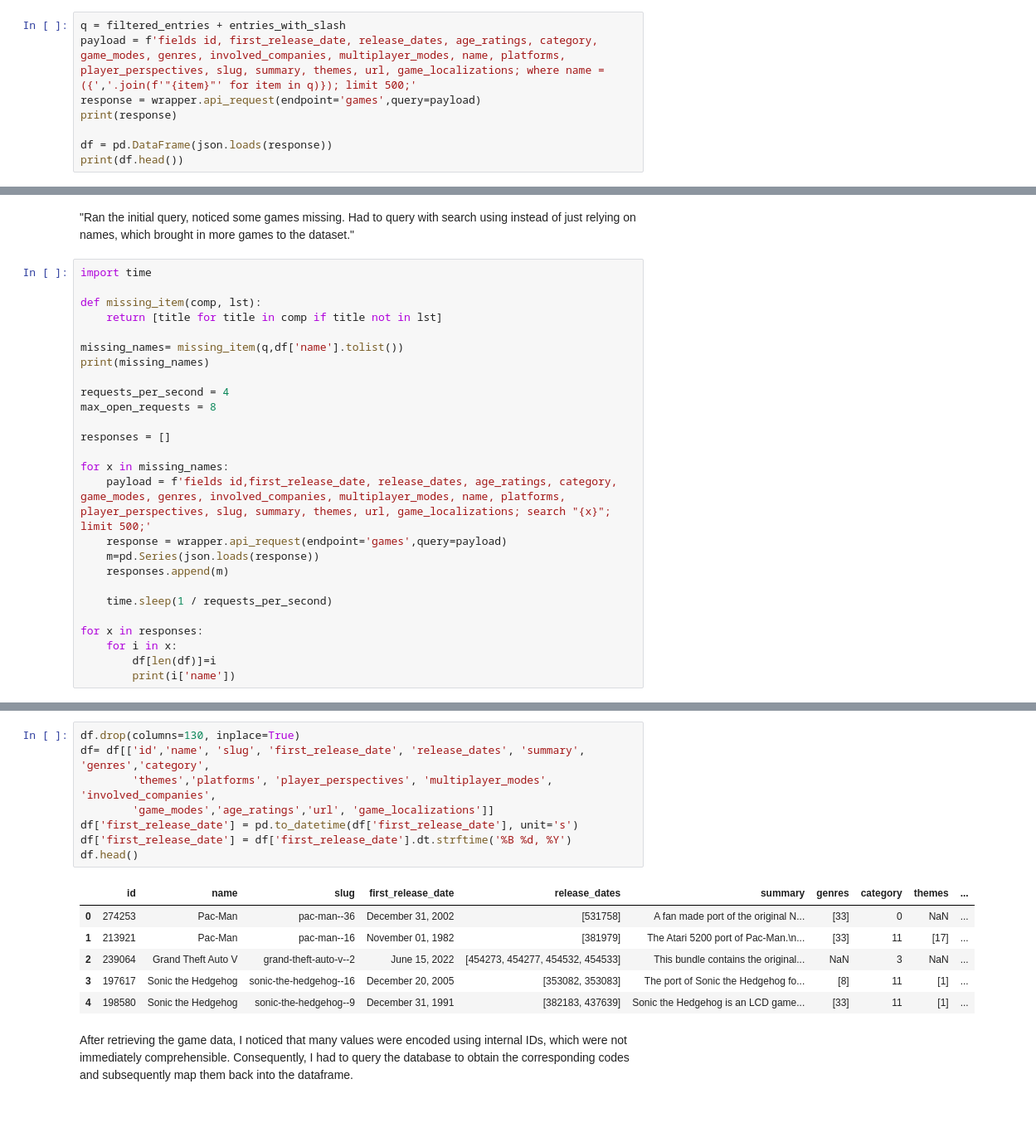
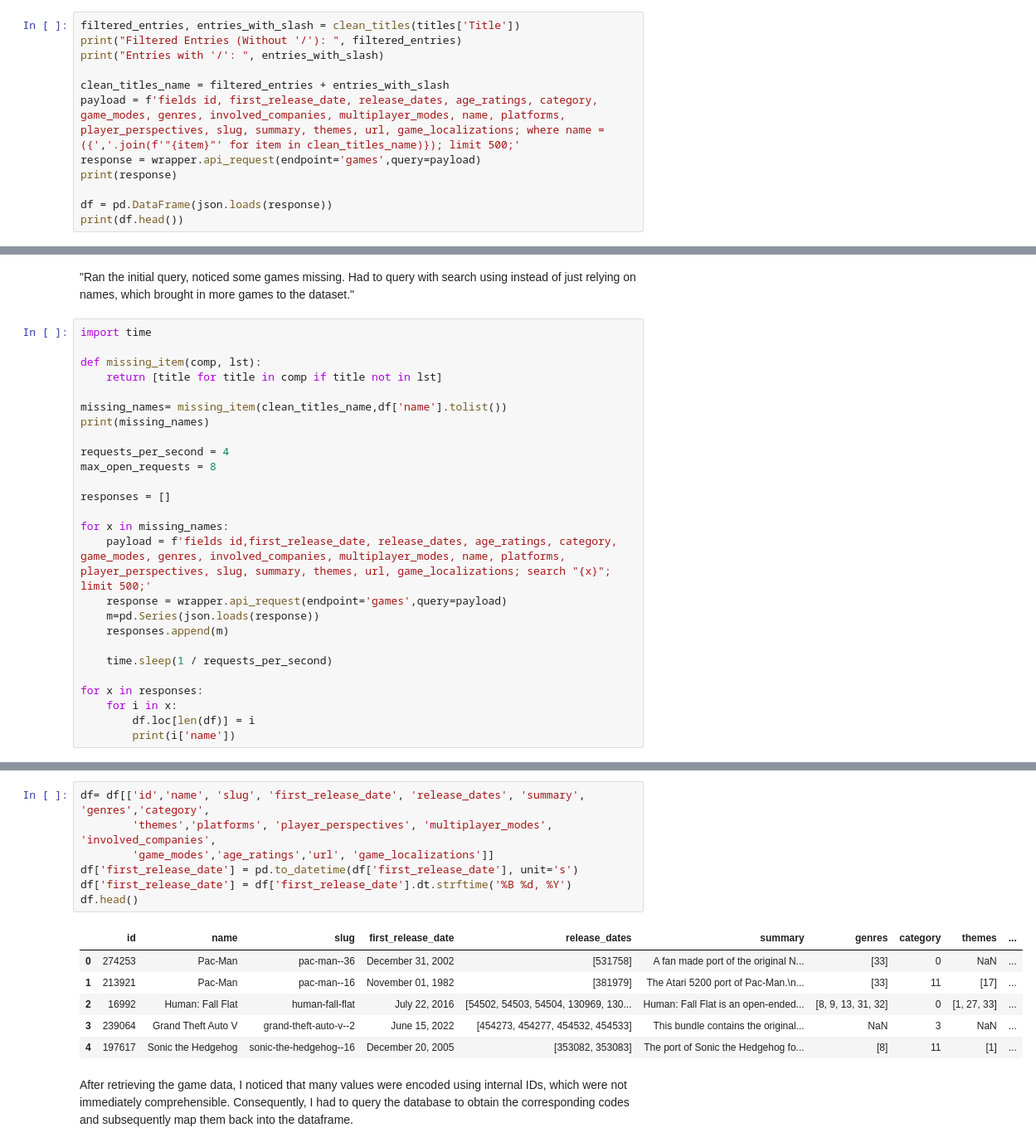
Before and after one commit to zhiwt01/project, a Jupyter notebook: info.ipynb, the cells around one changed output, grey strips where cells are left out. Shown at 83% size. Drawn from its saved outputs; the diff is of its cells as text; blank space fills up the shorter version.

```diff
--- a/info.ipynb
+++ b/info.ipynb
@@ -294,6 +252,10 @@ Entries with '/':  ['Mario Kart 8', 'Mario Kart 8 Deluxe', 'Pokemon Red', 'Pokem
 # %%
-q = filtered_entries + entries_with_slash
-payload = f'fields id, first_release_date, release_dates, age_ratings, category, game_modes, genres, involved_companies, multiplayer_modes, name, platforms, player_perspectives, slug, summary, themes, url, game_localizations; where name = ({','.join(f'"{item}"' for item in q)}); limit 500;'
+filtered_entries, entries_with_slash = clean_titles(titles['Title'])
+print("Filtered Entries (Without '/'): ", filtered_entries)
+print("Entries with '/': ", entries_with_slash)
+
+clean_titles_name = filtered_entries + entries_with_slash
+payload = f'fields id, first_release_date, release_dates, age_ratings, category, game_modes, genres, involved_companies, multiplayer_modes, name, platforms, player_perspectives, slug, summary, themes, url, game_localizations; where name = ({','.join(f'"{item}"' for item in clean_titles_name)}); limit 500;'
 response = wrapper.api_request(endpoint='games',query=payload)
 print(response)
 
@@ -325,7 +287,7 @@ import time
 def missing_item(comp, lst):
     return [title for title in comp if title not in lst]
 
-missing_names= missing_item(q,df['name'].tolist())
+missing_names= missing_item(clean_titles_name,df['name'].tolist())
 print(missing_names)
 
 requests_per_second = 4
@@ -343,7 +305,7 @@ for x in missing_names:
 
 for x in responses:
     for i in x:
-        df[len(df)]=i
+        df.loc[len(df)] = i
         print(i['name'])
 # %% [output]
 ['Super Mario Bros', 'Super Smash Bros Ultimate', 'New Super Mario Bros', 'New Super Mario Bros Wii', 'The Walking Dead', 'Super Mario Bros 3', 'Kinect Adventures!', 'Nintendogs', 'Pokemon Red', 'Poke ...
@@ -364,20 +326,19 @@ Pokémon Scarlet: The Hidden Treasure of Area Zero
 Pokémon Scarlet: The Hidden Treasure of Area Zero - Part 1: The Teal Mask
 Pokémon Scarlet: The Hidden Treasure of Area Zero - Part 2: The Indigo Disk
 # %%
-df.drop(columns=130, inplace=True)
 df= df[['id','name', 'slug', 'first_release_date', 'release_dates', 'summary', 'genres','category',
         'themes','platforms', 'player_perspectives', 'multiplayer_modes', 'involved_companies',
         'game_modes','age_ratings','url', 'game_localizations']]
 df['first_release_date'] = pd.to_datetime(df['first_release_date'], unit='s')
 df['first_release_date'] = df['first_release_date'].dt.strftime('%B %d, %Y')
 df.head()
 # %% [output]
 |  | id | name | slug | first_release_date | release_dates | summary | genres | category | themes | ... |
 | 0 | 274253 | Pac-Man | pac-man--36 | December 31, 2002 | [531758] | A fan made port of the original N... | [33] | 0 | NaN | ... |
 | 1 | 213921 | Pac-Man | pac-man--16 | November 01, 1982 | [381979] | The Atari 5200 port of Pac-Man.\n... | [33] | 11 | [17] | ... |
-| 2 | 239064 | Grand Theft Auto V | grand-theft-auto-v--2 | June 15, 2022 | [454273, 454277, 454532, 454533] | This bundle contains the original... | NaN | 3 | NaN | ... |
-| 3 | 197617 | Sonic the Hedgehog | sonic-the-hedgehog--16 | December 20, 2005 | [353082, 353083] | The port of Sonic the Hedgehog fo... | [8] | 11 | [1] | ... |
-| 4 | 198580 | Sonic the Hedgehog | sonic-the-hedgehog--9 | December 31, 1991 | [382183, 437639] | Sonic the Hedgehog is an LCD game... | [33] | 11 | [1] | ... |
+| 2 | 16992 | Human: Fall Flat | human-fall-flat | July 22, 2016 | [54502, 54503, 54504, 130969, 130... | Human: Fall Flat is an open-ended... | [8, 9, 13, 31, 32] | 0 | [1, 27, 33] | ... |
+| 3 | 239064 | Grand Theft Auto V | grand-theft-auto-v--2 | June 15, 2022 | [454273, 454277, 454532, 454533] | This bundle contains the original... | NaN | 3 | NaN | ... |
+| 4 | 197617 | Sonic the Hedgehog | sonic-the-hedgehog--16 | December 20, 2005 | [353082, 353083] | The port of Sonic the Hedgehog fo... | [8] | 11 | [1] | ... |
 # %% [markdown]
 After retrieving the game data, I noticed that many values were encoded using internal IDs, which were not immediately comprehensible. Consequently, I had to query the database to obtain the corresponding codes and subsequently map them back into the dataframe.
 # %%
```
Also changed, not shown: parts of 35 cells of this notebook, 4 other files.
